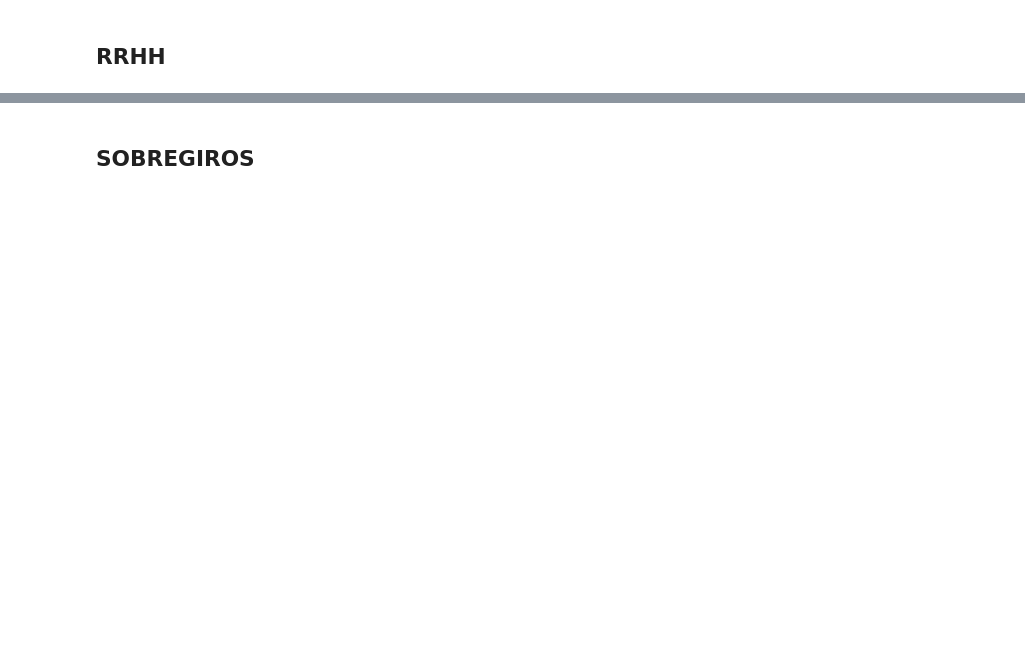
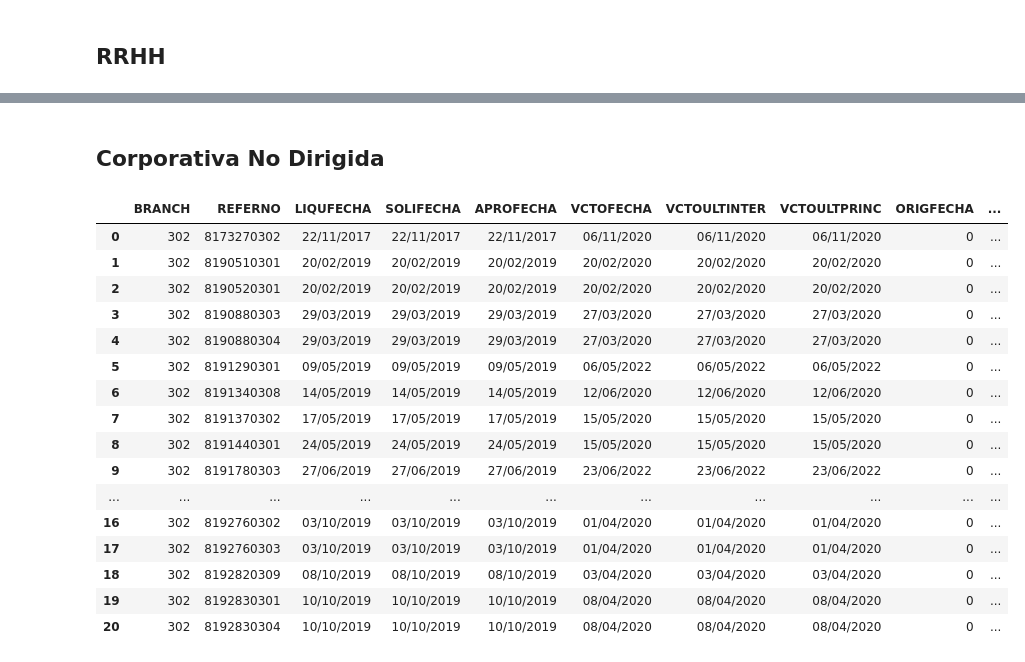
Before and after one commit to BAXTOR95/at-lrr, a Jupyter notebook: backend/app/jupyter_notebooks/AT04.ipynb, the cells around one changed output, grey strips where cells are left out. Drawn from its saved outputs; the diff is of its cells as text; code cells hidden in the pictures; blank space fills up the shorter version.

```diff
--- a/backend/app/jupyter_notebooks/AT04.ipynb
+++ b/backend/app/jupyter_notebooks/AT04.ipynb
@@ -1674,2 +1673,0 @@ at04_df[labels]
-# %% [markdown]
-## SOBREGIROS
@@ -1680,3 +1674,5 @@ filter_df = ((siif_df['TypeId'].isin([25, 27, 52, 56, 57, 597, 20, 21, 22, 23, 2
+# %% [markdown]
+## Corporativa No Dirigida
 # %%
 at04_df = at04_df.append(pd.DataFrame([{
     'NumeroCredito': row.Acct,
@@ -1845,2 +1841,22 @@ at04_df = at04_df.append(pd.DataFrame([{
 # %%
 at04_df[labels]
+# %%
+at04cre_df
+# %% [output]
+|  | BRANCH | REFERNO | LIQUFECHA | SOLIFECHA | APROFECHA | VCTOFECHA | VCTOULTINTER | VCTOULTPRINC | ORIGFECHA | ... |
+| 0 | 302 | 8173270302 | 22/11/2017 | 22/11/2017 | 22/11/2017 | 06/11/2020 | 06/11/2020 | 06/11/2020 | 0 | ... |
+| 1 | 302 | 8190510301 | 20/02/2019 | 20/02/2019 | 20/02/2019 | 20/02/2020 | 20/02/2020 | 20/02/2020 | 0 | ... |
+| 2 | 302 | 8190520301 | 20/02/2019 | 20/02/2019 | 20/02/2019 | 20/02/2020 | 20/02/2020 | 20/02/2020 | 0 | ... |
+| 3 | 302 | 8190880303 | 29/03/2019 | 29/03/2019 | 29/03/2019 | 27/03/2020 | 27/03/2020 | 27/03/2020 | 0 | ... |
+| 4 | 302 | 8190880304 | 29/03/2019 | 29/03/2019 | 29/03/2019 | 27/03/2020 | 27/03/2020 | 27/03/2020 | 0 | ... |
+| 5 | 302 | 8191290301 | 09/05/2019 | 09/05/2019 | 09/05/2019 | 06/05/2022 | 06/05/2022 | 06/05/2022 | 0 | ... |
+| 6 | 302 | 8191340308 | 14/05/2019 | 14/05/2019 | 14/05/2019 | 12/06/2020 | 12/06/2020 | 12/06/2020 | 0 | ... |
+| 7 | 302 | 8191370302 | 17/05/2019 | 17/05/2019 | 17/05/2019 | 15/05/2020 | 15/05/2020 | 15/05/2020 | 0 | ... |
+| 8 | 302 | 8191440301 | 24/05/2019 | 24/05/2019 | 24/05/2019 | 15/05/2020 | 15/05/2020 | 15/05/2020 | 0 | ... |
+| 9 | 302 | 8191780303 | 27/06/2019 | 27/06/2019 | 27/06/2019 | 23/06/2022 | 23/06/2022 | 23/06/2022 | 0 | ... |
+| ... | ... | ... | ... | ... | ... | ... | ... | ... | ... | ... |
+| 16 | 302 | 8192760302 | 03/10/2019 | 03/10/2019 | 03/10/2019 | 01/04/2020 | 01/04/2020 | 01/04/2020 | 0 | ... |
+| 17 | 302 | 8192760303 | 03/10/2019 | 03/10/2019 | 03/10/2019 | 01/04/2020 | 01/04/2020 | 01/04/2020 | 0 | ... |
+| 18 | 302 | 8192820309 | 08/10/2019 | 08/10/2019 | 08/10/2019 | 03/04/2020 | 03/04/2020 | 03/04/2020 | 0 | ... |
+| 19 | 302 | 8192830301 | 10/10/2019 | 10/10/2019 | 10/10/2019 | 08/04/2020 | 08/04/2020 | 08/04/2020 | 0 | ... |
+| 20 | 302 | 8192830304 | 10/10/2019 | 10/10/2019 | 10/10/2019 | 08/04/2020 | 08/04/2020 | 08/04/2020 | 0 | ... |
```
Also changed, not shown: parts of 7 cells of this notebook, 2 other files.
